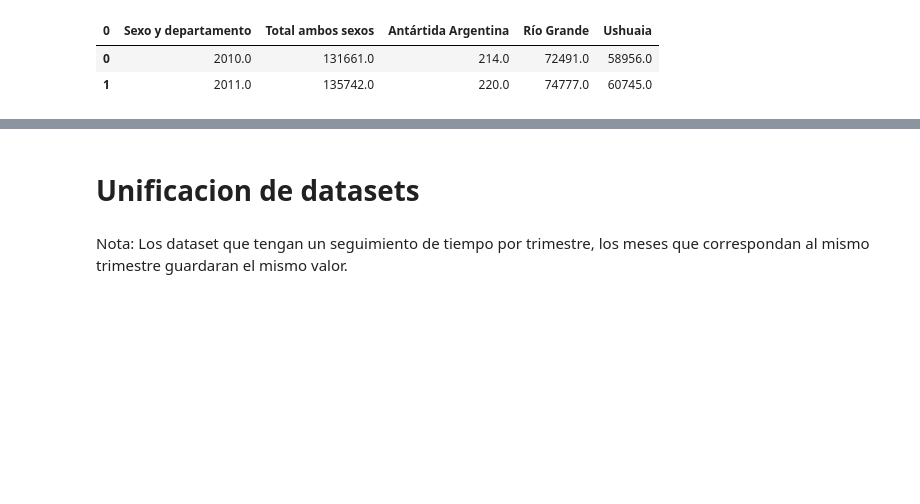
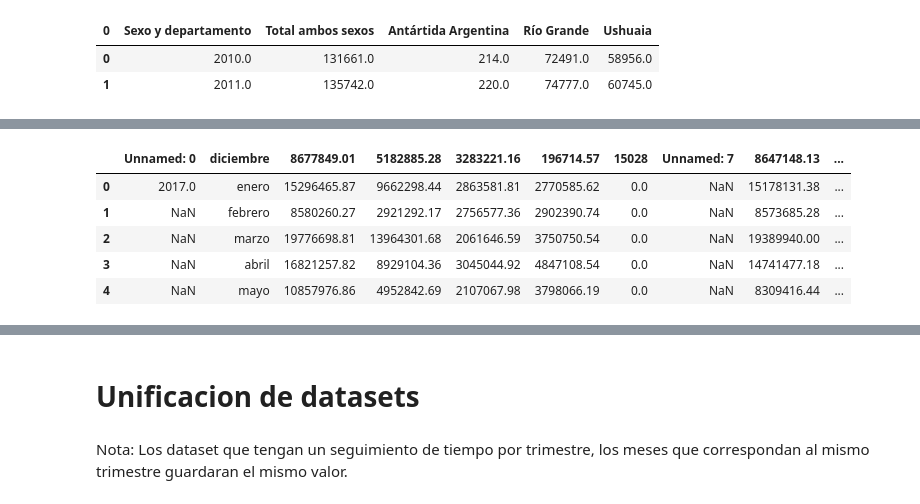
Before and after one commit to caucot/hechos-delictivios-tdf, a Jupyter notebook: notebooks/01_unificacion_dataset.ipynb, the cells around one changed output, grey strips where cells are left out. Saved outputs shown, nothing was run; the diff lists cells and outputs as text; code cells hidden in the pictures; blank space fills up the shorter version.

```diff
--- a/notebooks/unificacion-datasets.ipynb
+++ b/notebooks/01_unificacion_dataset.ipynb
@@ -413,0 +418,18 @@ df_poblacion_departamento_transpuesto.to_csv(path + r"data\interim\Poblacion-est
+# %%
+ruta_excel = path + r"data/external/13_3_01_Exportaciones_por_grandes_rubros.xlsx"
+# %%
+# Extraer filas desde la 211 hasta la 294 (recordá que Python arranca en 0)
+df_exportaciones = pd.read_excel(ruta_excel,
+                       sheet_name='por mes',
+                       skiprows=209,  # Saltea hasta la fila 211 inclusive
+                       nrows=84,      # 294 - 210 = 84 filas
+                       engine='openpyxl')
+
+df_exportaciones.head()
+# %% [output]
+|  | Unnamed: 0 | diciembre | 8677849.01 | 5182885.28 | 3283221.16 | 196714.57 | 15028 | Unnamed: 7 | 8647148.13 | ... |
+| 0 | 2017.0 | enero | 15296465.87 | 9662298.44 | 2863581.81 | 2770585.62 | 0.0 | NaN | 15178131.38 | ... |
+| 1 | NaN | febrero | 8580260.27 | 2921292.17 | 2756577.36 | 2902390.74 | 0.0 | NaN | 8573685.28 | ... |
+| 2 | NaN | marzo | 19776698.81 | 13964301.68 | 2061646.59 | 3750750.54 | 0.0 | NaN | 19389940.00 | ... |
+| 3 | NaN | abril | 16821257.82 | 8929104.36 | 3045044.92 | 4847108.54 | 0.0 | NaN | 14741477.18 | ... |
+| 4 | NaN | mayo | 10857976.86 | 4952842.69 | 2107067.98 | 3798066.19 | 0.0 | NaN | 8309416.44 | ... |
```
Also changed, not shown: parts of 22 cells of this notebook, 13 other files.
